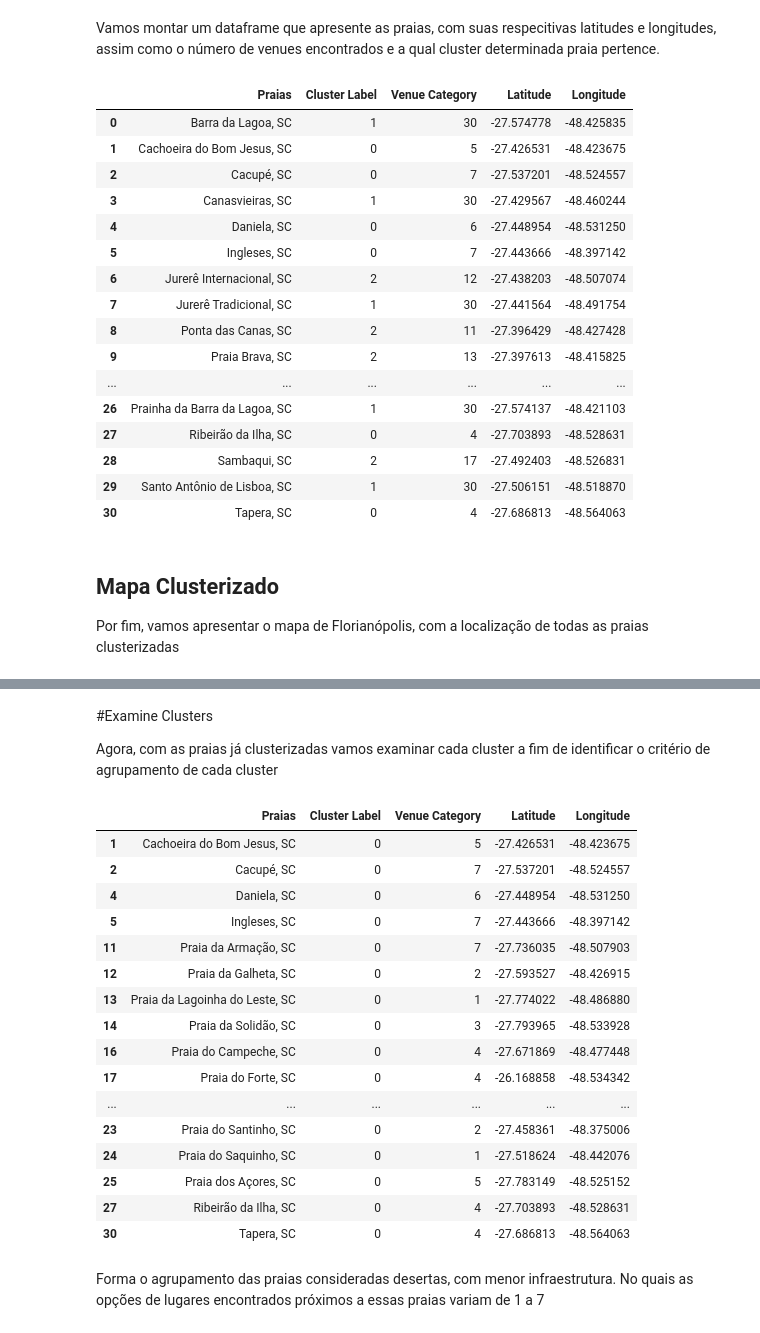
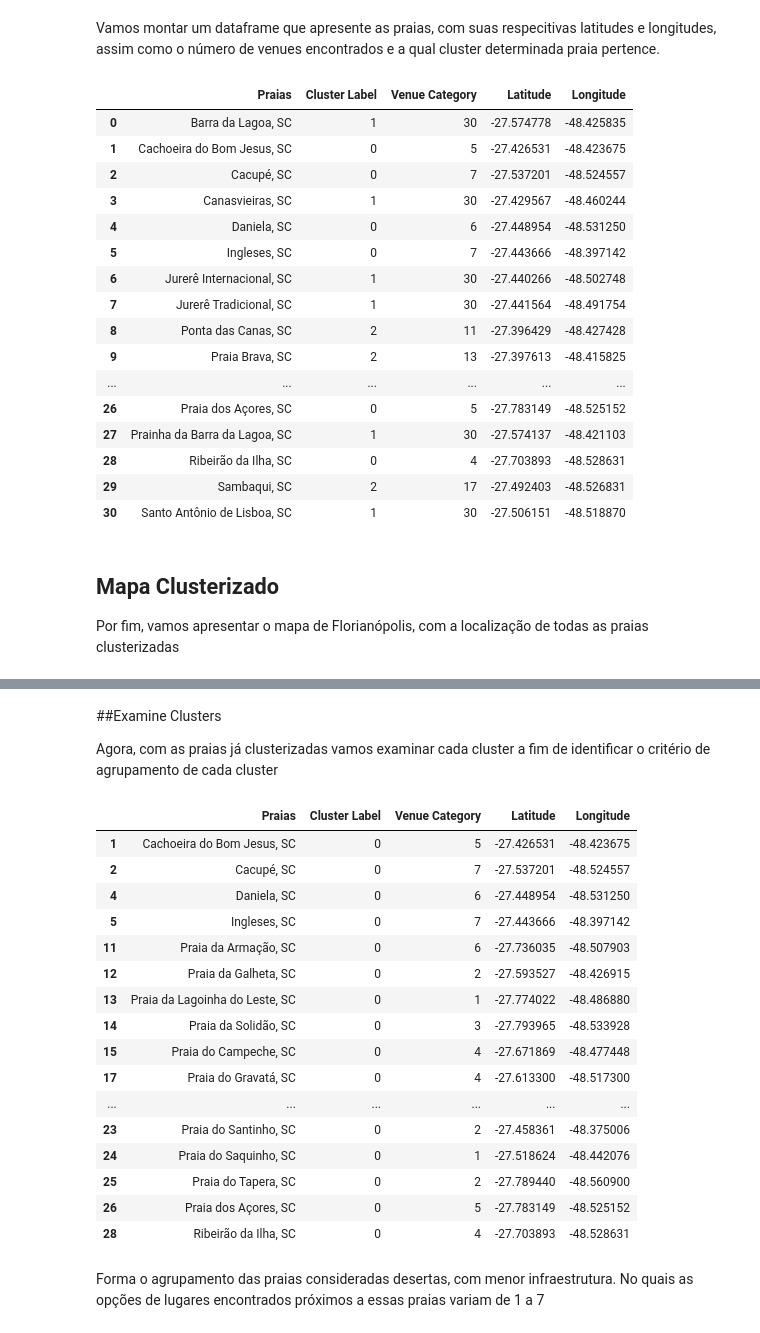
Before and after one commit to Natalia-git97/Capstone_Project, a Jupyter notebook: IBM_Project.ipynb, the cells around one changed output, grey strips where cells are left out. Cells and saved outputs as stored; diff of their text form; code cells hidden in the pictures.

```diff
--- a/IBM_Project.ipynb
+++ b/IBM_Project.ipynb
@@ -125,0 +131,3 @@ df
+# %%
+df_out = df.loc[(df['Latitude'])>-27]
+df_out
@@ -125,0 +144,12 @@ df
+# %%
+#Removendo os valores incorretos
+df = df.drop(df_out.index)
+
+#Adicionando os valores corretos
+df.loc[34]=[ 'Praia do Forte, SC', -27.4319, -48.5173]
+df.loc[35]=[ 'Praia do Gravatá, SC', -27.6133, -48.5173]
+df.loc[36]=[ 'Praia do Naugragados, SC', -27.8335, -48.5641]
+df.loc[37]=[ 'Praia do Tapera, SC', -27.78944, -48.5609]
+# %%
+df.reset_index(inplace=True, drop=True)
+df
@@ -343,16 +372,16 @@ N_venues_cluster
 | 3 | Canasvieiras, SC | 1 | 30 | -27.429567 | -48.460244 |
 | 4 | Daniela, SC | 0 | 6 | -27.448954 | -48.531250 |
 | 5 | Ingleses, SC | 0 | 7 | -27.443666 | -48.397142 |
-| 6 | Jurerê Internacional, SC | 2 | 12 | -27.438203 | -48.507074 |
+| 6 | Jurerê Internacional, SC | 1 | 30 | -27.440266 | -48.502748 |
 | 7 | Jurerê Tradicional, SC | 1 | 30 | -27.441564 | -48.491754 |
 | 8 | Ponta das Canas, SC | 2 | 11 | -27.396429 | -48.427428 |
 | 9 | Praia Brava, SC | 2 | 13 | -27.397613 | -48.415825 |
 | ... | ... | ... | ... | ... | ... |
-| 26 | Prainha da Barra da Lagoa, SC | 1 | 30 | -27.574137 | -48.421103 |
-| 27 | Ribeirão da Ilha, SC | 0 | 4 | -27.703893 | -48.528631 |
-| 28 | Sambaqui, SC | 2 | 17 | -27.492403 | -48.526831 |
-| 29 | Santo Antônio de Lisboa, SC | 1 | 30 | -27.506151 | -48.518870 |
-| 30 | Tapera, SC | 0 | 4 | -27.686813 | -48.564063 |
+| 26 | Praia dos Açores, SC | 0 | 5 | -27.783149 | -48.525152 |
+| 27 | Prainha da Barra da Lagoa, SC | 1 | 30 | -27.574137 | -48.421103 |
+| 28 | Ribeirão da Ilha, SC | 0 | 4 | -27.703893 | -48.528631 |
+| 29 | Sambaqui, SC | 2 | 17 | -27.492403 | -48.526831 |
+| 30 | Santo Antônio de Lisboa, SC | 1 | 30 | -27.506151 | -48.518870 |
 # %% [markdown]
 ## Mapa Clusterizado
 
@@ -382,30 +411,31 @@ map_SC
 # %% [output]
 [interactive output not drawn]
 # %% [markdown]
-#Examine Clusters
+##Examine Clusters
 
 Agora, com as praias já clusterizadas vamos examinar cada cluster a fim de identificar o critério de agrupamento de cada cluster
 # %%
 #Cluster 0
-N_venues_cluster[N_venues_cluster['Cluster Label'] == 0]
+cluster0 = N_venues_cluster[N_venues_cluster['Cluster Label'] == 0]
+cluster0
 # %% [output]
 |  | Praias | Cluster Label | Venue Category | Latitude | Longitude |
 | 1 | Cachoeira do Bom Jesus, SC | 0 | 5 | -27.426531 | -48.423675 |
 | 2 | Cacupé, SC | 0 | 7 | -27.537201 | -48.524557 |
 | 4 | Daniela, SC | 0 | 6 | -27.448954 | -48.531250 |
 | 5 | Ingleses, SC | 0 | 7 | -27.443666 | -48.397142 |
-| 11 | Praia da Armação, SC | 0 | 7 | -27.736035 | -48.507903 |
+| 11 | Praia da Armação, SC | 0 | 6 | -27.736035 | -48.507903 |
 | 12 | Praia da Galheta, SC | 0 | 2 | -27.593527 | -48.426915 |
 | 13 | Praia da Lagoinha do Leste, SC | 0 | 1 | -27.774022 | -48.486880 |
 | 14 | Praia da Solidão, SC | 0 | 3 | -27.793965 | -48.533928 |
-| 16 | Praia do Campeche, SC | 0 | 4 | -27.671869 | -48.477448 |
-| 17 | Praia do Forte, SC | 0 | 4 | -26.168858 | -48.534342 |
+| 15 | Praia do Campeche, SC | 0 | 4 | -27.671869 | -48.477448 |
+| 17 | Praia do Gravatá, SC | 0 | 4 | -27.613300 | -48.517300 |
 | ... | ... | ... | ... | ... | ... |
 | 23 | Praia do Santinho, SC | 0 | 2 | -27.458361 | -48.375006 |
 | 24 | Praia do Saquinho, SC | 0 | 1 | -27.518624 | -48.442076 |
-| 25 | Praia dos Açores, SC | 0 | 5 | -27.783149 | -48.525152 |
-| 27 | Ribeirão da Ilha, SC | 0 | 4 | -27.703893 | -48.528631 |
-| 30 | Tapera, SC | 0 | 4 | -27.686813 | -48.564063 |
+| 25 | Praia do Tapera, SC | 0 | 2 | -27.789440 | -48.560900 |
+| 26 | Praia dos Açores, SC | 0 | 5 | -27.783149 | -48.525152 |
+| 28 | Ribeirão da Ilha, SC | 0 | 4 | -27.703893 | -48.528631 |
 # %% [markdown]
 Forma o agrupamento das praias consideradas desertas, com menor infraestrutura. No quais as opções de lugares encontrados próximos a essas praias variam de 1 a 7
 # %%
```
Also changed, not shown: parts of 20 cells of this notebook.
